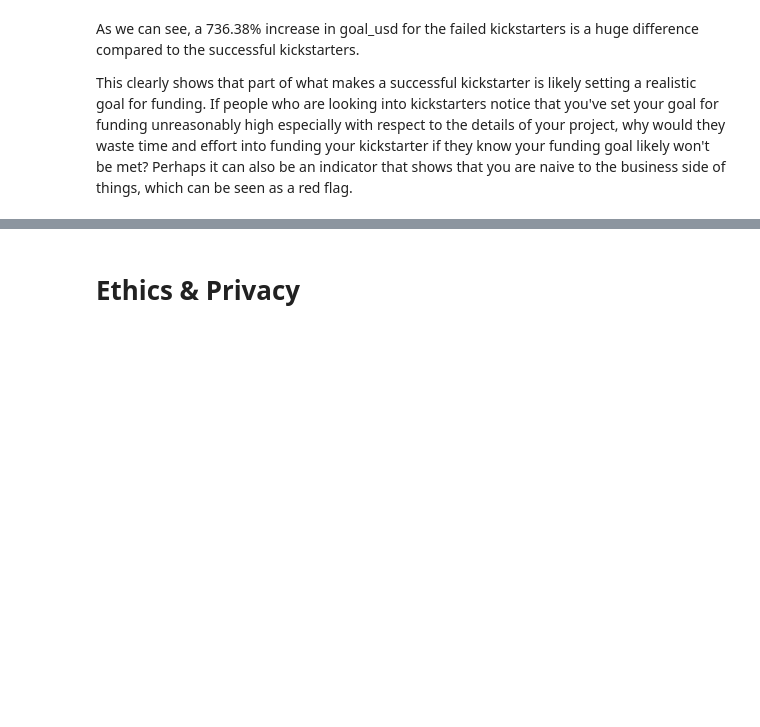
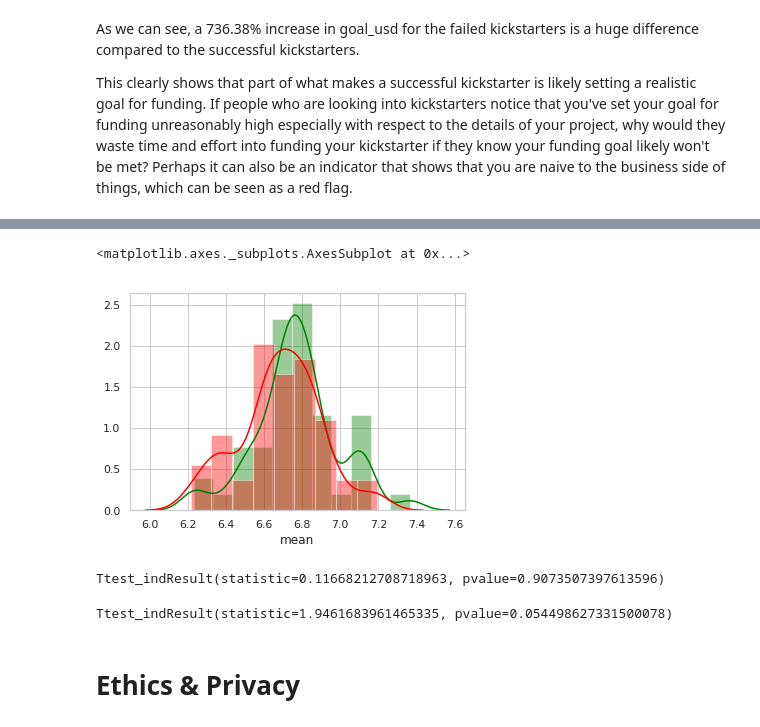
Before and after one commit to krandapus/Projects, a Jupyter notebook: FinalProject.ipynb, the cells around one changed output, grey strips where cells are left out. Drawn from its saved outputs; the diff is of its cells as text; code cells hidden in the pictures; blank space fills up the shorter version.

```diff
--- a/FinalProject.ipynb
+++ b/FinalProject.ipynb
@@ -493,3 +499,17 @@ Ttest_indResult(statistic=-18.101157995571793, pvalue=5.09510228013049e-33)
+# %%
+sns.distplot(state_describe_succ['end_month']['mean'],color='green')
+sns.distplot(state_describe_fail['end_month']['mean'],color='red')
+# %% [output]
+<matplotlib.axes._subplots.AxesSubplot at 0x...>
+[figure, added]
+# %%
+stats.ttest_ind(state_describe_succ['start_month']['mean'],state_describe_fail['start_month']['mean'])
+# %% [output]
+Ttest_indResult(statistic=0.11668212708718963, pvalue=0.9073507397613596)
+# %%
+stats.ttest_ind(state_describe_succ['end_month']['mean'],state_describe_fail['end_month']['mean'])
+# %% [output]
+Ttest_indResult(statistic=1.9461683961465335, pvalue=0.054498627331500078)
 # %% [markdown]
 # Ethics & Privacy
 # %% [markdown]
```
Also changed, not shown: parts of 14 cells of this notebook.
